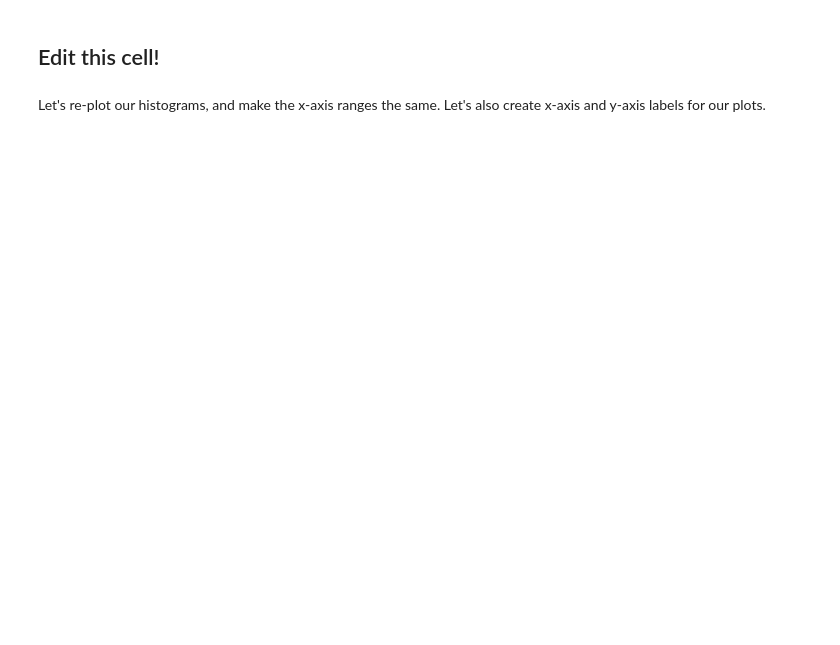
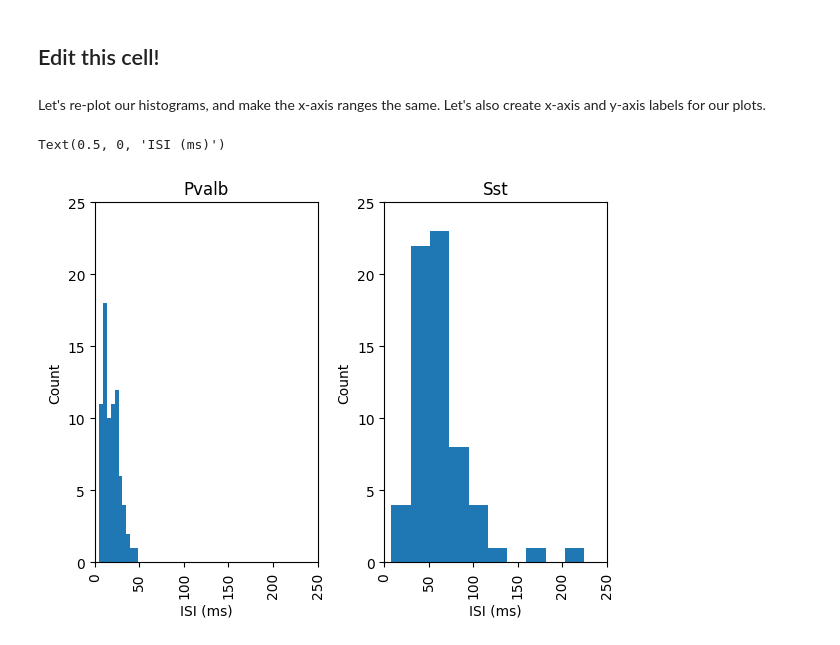
Before and after one commit to leahkb/Boyle_NEUR265, a Jupyter notebook: notebooks/cell_types_02_05_26.ipynb, the cells around one changed output. Saved outputs shown, nothing was run; the diff lists cells and outputs as text; code cells hidden in the pictures; blank space fills up the shorter version.

```diff
--- a/notebooks/cell_types_02_05_26.ipynb
+++ b/notebooks/cell_types_02_05_26.ipynb
@@ -26,5 +26,7 @@ Now, we're going to import our patch-seq data from the `.csv` file located in ou
 # Before you run this cell, click on the .csv file in your respository, and then click on "View Raw"
 # Copy the link to the raw dataset and store it as a string variable called url
 
-url = 'your link here'
+url = 'https://raw.githubusercontent.com/hallockh/neur_265_spring2026/refs/heads/main/data/patch_seq.csv'
 cell_types = pd.read_csv(url)
+#cell_types.head()
+print(cell_types)
@@ -57,14 +98,22 @@ Let's re-plot our histograms, and make the x-axis ranges the same. Let's also cr
 # %%
 # Let's re-make our histograms!
 
 axes = cell_types['ISI'].hist(by = cell_types['Marker'])
 
 axes[0].set_xlim(0,250)
 axes[1].set_xlim(0,250)
+axes[0].set_ylim(0,25)
+axes[1].set_ylim(0,25)
 
 # Enter appropriate labels for the x-axis and y-axis of the first histogram inside of the parentheses - remember to use '' when creating a string!
 
-axes[0].set_ylabel()
-axes[0].set_xlabel()
+axes[0].set_ylabel('Count')
+axes[0].set_xlabel('ISI (ms)')
 
 # Create code that will do the same thing for your second histogram!
+
+axes[1].set_ylabel('Count')
+axes[1].set_xlabel('ISI (ms)')
+# %% [output]
+Text(0.5, 0, 'ISI (ms)')
+[figure, added]
```
Also changed, not shown: parts of 5 cells of this notebook.
